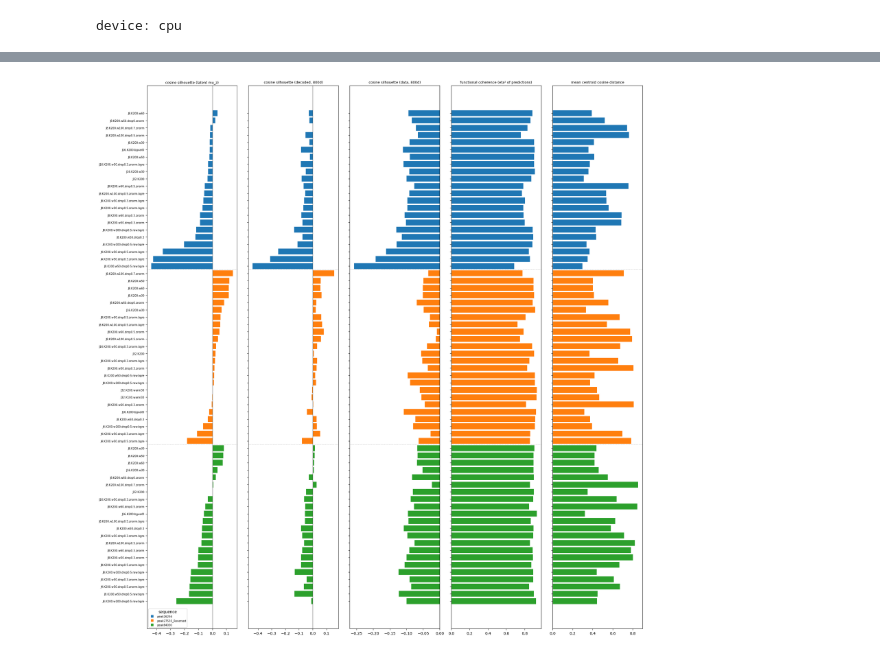
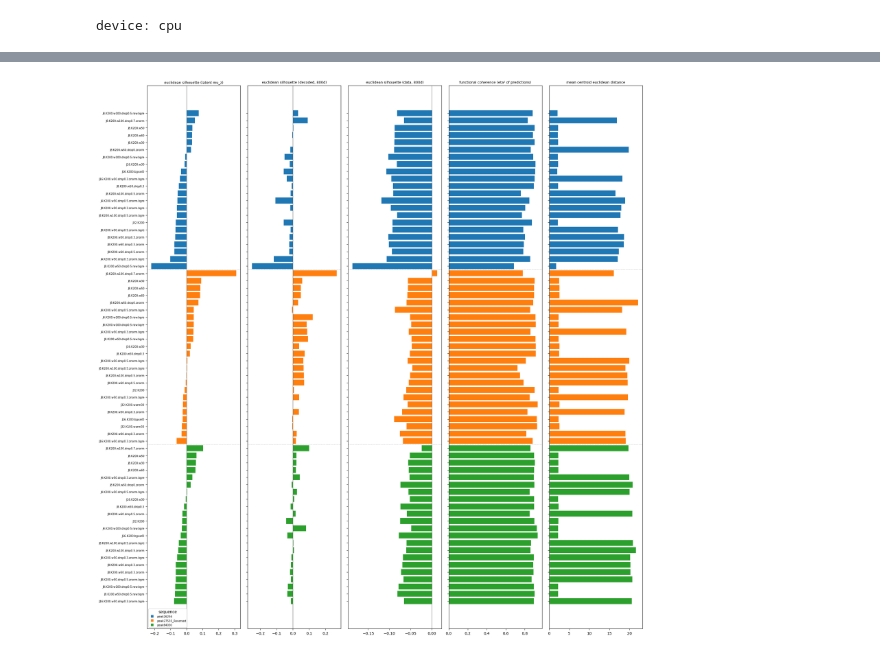
Before and after one commit to pabmantilla/Bg_VBGMM, a Jupyter notebook: VAE_gmm/benchmark/quant_benchmark.ipynb, the cells around one changed output, grey strips where cells are left out. Saved outputs shown, nothing was run; the diff lists cells and outputs as text; code cells hidden in the pictures.

Commit message:
quant benchmark

```diff
--- a/VAE_gmm/benchmark/quant_benchmark.ipynb
+++ b/VAE_gmm/benchmark/quant_benchmark.ipynb
@@ -15,7 +15,7 @@ print("device:", DEVICE)
 # %% [output]
 device: cpu
 # %%
-# compare configs by a) cosine silhouette in latent space b) functional coherence of the
+# compare configs by a) euclidean silhouette in latent space b) functional coherence of the
 # predicted activities c) distance between the cluster centroids
 @torch.no_grad()
 def quant_eval(ckpt_path):
@@ -43,31 +43,30 @@ def quant_eval(ckpt_path):
     Z, hard = np.concatenate(Z), np.concatenate(hard)
     alive = np.unique(hard)
 
-    # (a) cosine silhouette under the hard assignment, in all three spaces the model defines:
+    # (a) euclidean silhouette under the hard assignment, in all three spaces the model defines:
     #     latent mu_z (J), decoded foreground decoder(mu_z) (D), and the bg-subtracted data itself (D).
     #     One shared 10k subsample (N ~ 1e5 makes the full pairwise matrix infeasible) so they compare.
     idx = np.random.default_rng(0).choice(len(X), 10000, replace=False)
     dec = model.dec(torch.from_numpy(Z[idx]).to(DEVICE)).cpu().numpy()
     Xfg = X[idx] - model.mu_b.cpu().numpy()
-    sil_z   = silhouette_score(Z[idx], hard[idx], metric="cosine")
-    sil_dec = silhouette_score(dec,    hard[idx], metric="cosine")
-    sil_x   = silhouette_score(Xfg,    hard[idx], metric="cosine")
+    sil_z   = silhouette_score(Z[idx], hard[idx], metric="euclidean")
+    sil_dec = silhouette_score(dec,    hard[idx], metric="euclidean")
+    sil_x   = silhouette_score(Xfg,    hard[idx], metric="euclidean")
 
     # (b) functional coherence: fraction of variance in predicted activity explained by cluster
     within = sum(((y[hard == k] - y[hard == k].mean()) ** 2).sum() for k in alive)
     eta2 = 1 - within / ((y - y.mean()) ** 2).sum()
 
-    # (c) centroid separation: pairwise cosine distance between surviving prototype foregrounds
+    # (c) centroid separation: pairwise euclidean distance between surviving prototype foregrounds
     proto = model.dec(model.mu_c[torch.as_tensor(alive, device=DEVICE)]).cpu().numpy()
-    proto /= np.linalg.norm(proto, axis=1, keepdims=True) + 1e-12
-    d = (1 - proto @ proto.T)[np.triu_indices(len(alive), 1)]
+    d = np.linalg.norm(proto[:, None] - proto[None], axis=-1)[np.triu_indices(len(alive), 1)]
 
     return dict(run=tag, peak=peak, bg=r["bg"], preproc=r["preproc"], J=r["J"], K=r["K"],
-                n_clusters=len(alive), sil_cos=float(sil_z), sil_cos_dec=float(sil_dec),
-                sil_cos_800d=float(sil_x), func_eta2=float(eta2),
+                n_clusters=len(alive), sil_euc=float(sil_z), sil_euc_dec=float(sil_dec),
+                sil_euc_800d=float(sil_x), func_eta2=float(eta2),
                 centroid_dist_mean=float(d.mean()), centroid_dist_min=float(d.min()))
 # %%
-CSV = "results/quant_benchmark.csv"                              # resumable: only new checkpoints are scored
+CSV = "results/quant_benchmark_euclid.csv"                       # resumable: only new checkpoints are scored
 done = pd.read_csv(CSV) if os.path.exists(CSV) else pd.DataFrame(columns=["run"])
 rows = []
 for p in sorted(glob.glob(f"{RESULTS_DIR}/*.pt")):
@@ -83,8 +82,8 @@ df["config"] = df["run"].str.replace(r"\.?seed\d+$", "", regex=True)
 df = df.sort_values("run").drop_duplicates("config", keep="first")
 df["short"] = [re.sub(r"\.?seed\d+$", "", r.replace(r_peak + ".", "").replace("100k.", "").replace("a0.001.", ""))
                for r, r_peak in zip(df["run"], df["peak"])]
-df = df.sort_values(["peak", "sil_cos"], ascending=[True, False]).reset_index(drop=True)
-df[["peak", "short", "bg", "n_clusters", "sil_cos", "sil_cos_dec", "sil_cos_800d",
+df = df.sort_values(["peak", "sil_euc"], ascending=[True, False]).reset_index(drop=True)
+df[["peak", "short", "bg", "n_clusters", "sil_euc", "sil_euc_dec", "sil_euc_800d",
     "func_eta2", "centroid_dist_mean", "centroid_dist_min"]].round(3)
 # %% [output]
 ok   peak26256.100k.J16.K200.a0.001.bgvarD.seed3.pt
@@ -120,29 +119,29 @@ ok   peak84030.100k.J8.K200.a0.001.w60.seed3.pt
 # %%
 peaks = list(dict.fromkeys(df["peak"]))
 _base = plt.get_cmap("tab10").colors
 assert len(peaks) <= len(_base), "extend palette (never recycle colors)"
 PEAK_COLOR = {p: _base[i] for i, p in enumerate(peaks)}
 colors = df["peak"].map(PEAK_COLOR)
 ypos = np.arange(len(df))[::-1]
 
-panels = [("sil_cos", "cosine silhouette (latent mu_z)"),
-          ("sil_cos_dec", "cosine silhouette (decoded, 800d)"),
-          ("sil_cos_800d", "cosine silhouette (data, 800d)"),
+panels = [("sil_euc", "euclidean silhouette (latent mu_z)"),
+          ("sil_euc_dec", "euclidean silhouette (decoded, 800d)"),
+          ("sil_euc_800d", "euclidean silhouette (data, 800d)"),
           ("func_eta2", "functional coherence (eta² of predictions)"),
-          ("centroid_dist_mean", "mean centroid cosine distance")]
+          ("centroid_dist_mean", "mean centroid euclidean distance")]
 fig, axes = plt.subplots(1, len(panels), figsize=(20, max(4, 0.3 * len(df))), sharey=True)
 for ax, (col, title) in zip(axes, panels):
     ax.barh(ypos, df[col], color=colors)
     ax.set_title(title, fontsize=9)
     ax.axvline(0, color="0.4", lw=0.8)
 axes[0].set_yticks(ypos); axes[0].set_yticklabels(df["short"], fontsize=7)
 axes[0].legend(handles=[plt.Line2D([0], [0], marker="s", ls="", color=PEAK_COLOR[p], label=p) for p in peaks],
                title="sequence", fontsize=7, loc="lower left")
 for e in np.where(df["peak"].values[1:] != df["peak"].values[:-1])[0]:
     for ax in axes:
         ax.axhline(ypos[e] - 0.5, color="0.7", lw=0.8, ls="--")
 fig.tight_layout()
-fig.savefig("results/quant_benchmark.png", dpi=300, bbox_inches="tight")
+fig.savefig("results/quant_benchmark_euclid.png", dpi=300, bbox_inches="tight")
 plt.show()
 # %% [output]
-[figure, old version]
+[figure, new version]
```
Also changed, not shown: parts of 1 cell of this notebook.
